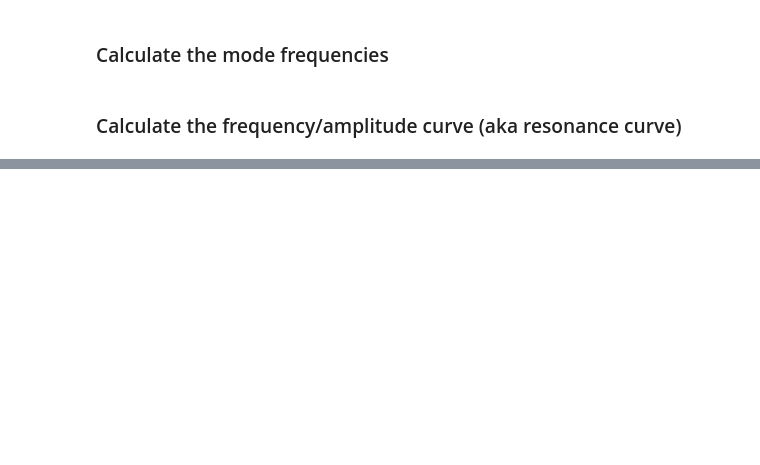
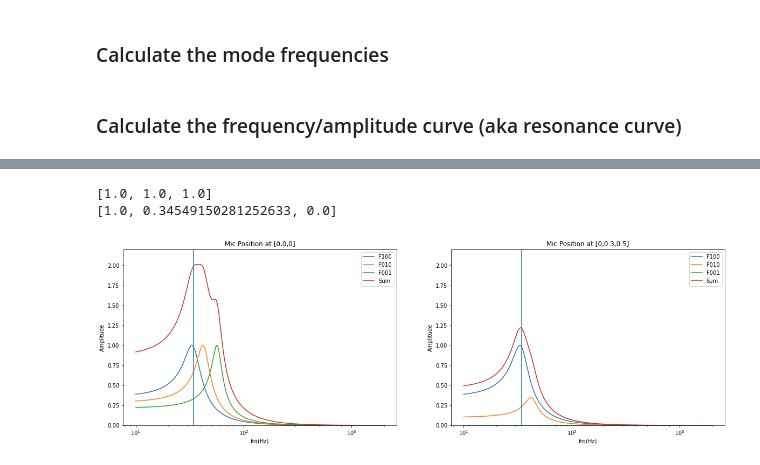
Before and after one commit to LagdasP/shared, a Jupyter notebook: RoomModes.ipynb, the cells around one changed output, grey strips where cells are left out. Drawn from its saved outputs; the diff is of its cells as text; code cells hidden in the pictures; blank space fills up the shorter version.

Commit message:
Room modes

```diff
--- a/RoomModes.ipynb
+++ b/RoomModes.ipynb
@@ -80,9 +65,0 @@ for mf in modeFrq:
-# %%
-
-plt.figure(figsize=[10, 10])
-plt.xlim(10, max(f))
-for p in resCurve:
-    plt.semilogx(p)
-
-plt.xlabel("frq(Hz)")
-plt.ylabel("Amplitude")
@@ -91,0 +69,49 @@ Text(0, 0.5, 'Amplitude')
+# %%
+# using as reference the bottom left corner with coordinates [0, 0, 0] I will choose two points. One on the reference and one on the back wall of the Length axial
+
+pointA = [0, 0, 0]
+pointB = [0, 0.3, 0.5]
+# %%
+def calculateFactors(p):
+    return [ 0.5*(np.cos(2*np.pi * p[0]) + 1), 0.5*(np.cos(2*np.pi * p[1]) + 1), 0.5*(np.cos(2*np.pi * p[2]) + 1)]
+
+factorsA = calculateFactors(pointA)
+factorsB = calculateFactors(pointB)
+# %%
+print(factorsA)
+print(factorsB)
+# %% [output]
+[1.0, 1.0, 1.0]
+[1.0, 0.34549150281252633, 0.0]
+# %%
+
+plt.figure(figsize=[20, 6])
+plt.xlim(10, max(f))
+
+plt.subplot(1,2,1)
+plt.title("Mic Position at [0,0,0]")
+plt.semilogx(f, factorsA[0]*resCurve[0])
+plt.semilogx(f, factorsA[1]*resCurve[1])
+plt.semilogx(f, factorsA[2]*resCurve[2])
+plt.semilogx(f, factorsA[2]*resCurve[2] + factorsA[1]*resCurve[1] + factorsA[0]*resCurve[0])
+plt.axvline(modeFrq[0])
+plt.legend(["F100", "F010", "F001", "Sum"])
+plt.xlabel("frq(Hz)")
+plt.ylabel("Amplitude")
+plt.ylim(0, 2.2)
+
+plt.subplot(1,2,2)
+plt.title("Mic Position at [0,0.3,0.5]")
+plt.semilogx(f, factorsB[0]*resCurve[0])
+plt.semilogx(f, factorsB[1]*resCurve[1])
+plt.semilogx(f, factorsB[2]*resCurve[2])
+plt.semilogx(f, factorsB[2]*resCurve[2] + factorsB[1]*resCurve[1] + factorsB[0]*resCurve[0])
+plt.axvline(modeFrq[0])
+plt.legend(["F100", "F010", "F001", "Sum"])
+plt.ylim(0, 2.2)
+
+plt.xlabel("frq(Hz)")
+plt.ylabel("Amplitude")
+plt.show()
+# %% [output]
+[figure, added]
```
Also changed, not shown: parts of 6 cells of this notebook.
